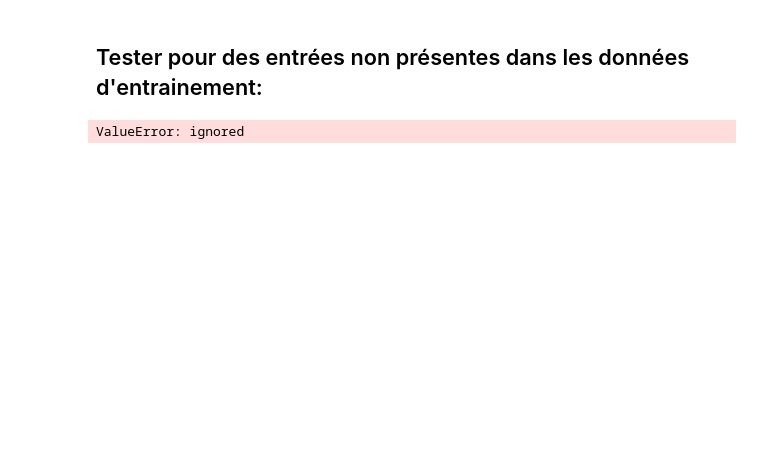
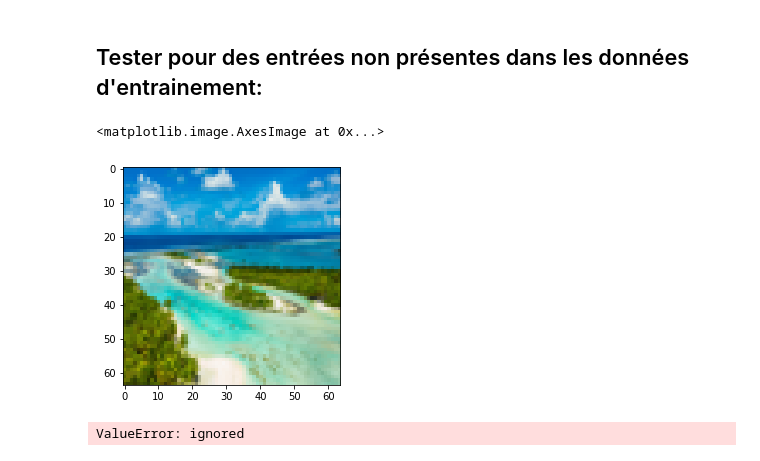
Before and after one commit to chaimaeouardani/img_classification, a Jupyter notebook: main.ipynb, the cells around one changed output. Saved outputs shown, nothing was run; the diff lists cells and outputs as text; code cells hidden in the pictures; blank space fills up the shorter version.

```diff
--- a/main.ipynb
+++ b/main.ipynb
@@ -474,14 +480,17 @@ cp: cannot stat 'projet_DL.ipynb': No such file or directory
 # %%
 def load_image(path):
   img = Image.open(path)
-  img = img.convert('RGB')
-  img = img.resize((64,64))
+
+  img = img.resize((64, 64))
   return np.asarray(img)
 # %%
 from keras.models import load_model
-
 img = load_image('img_classification/test.jpg')
-m = load_model('weather_model2.h5')
-result = m.predict(img)
+plt.imshow(img)
 # %% [output]
-ValueError: ignored
+<matplotlib.image.AxesImage at 0x...>
+[figure, added]
+# %%
+result = model.predict(img)
+# %% [output]
+ValueError: ignored
```
Also changed, not shown: parts of 20 cells of this notebook.
